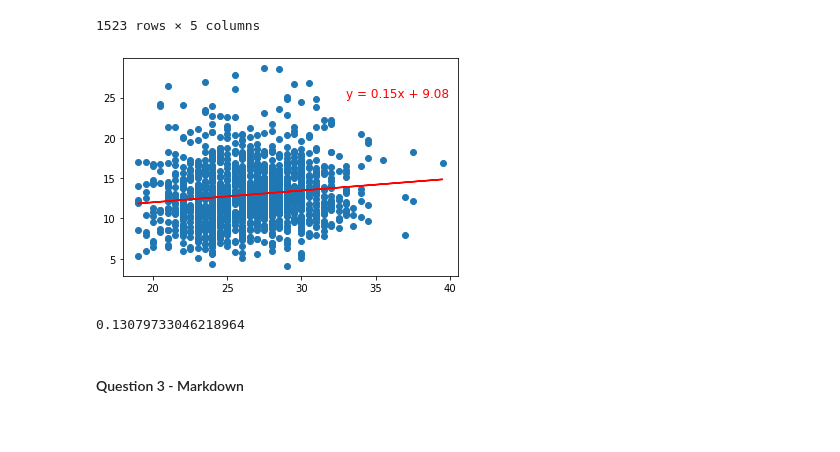
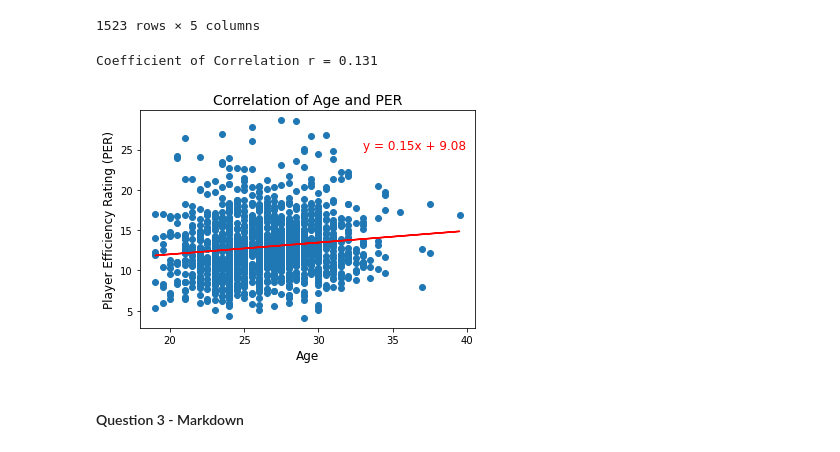
Before and after one commit to Kate-Yayla/Project1-Historical-NBA-Analysis, a Jupyter notebook: NBA Analysis.ipynb, the cells around one changed output. Drawn from its saved outputs; the diff is of its cells as text; code cells hidden in the pictures.

```diff
--- a/NBA Analysis.ipynb
+++ b/NBA Analysis.ipynb
@@ -693,14 +684,41 @@ line_eq = "y = " + str(round(slope,2)) + "x + " + str(round(intercept,2))
-# %%
-plt.scatter(top_players["Age"],top_players["PER"])
-plt.plot(x_axis,regress_value, "r-")
-plt.annotate(line_eq,(33,25), fontsize=12, color="red")
-plt.show()
-# %% [output]
-[figure, removed]
-# %%
-r_value
-# %% [output]
-0.13079733046218964
+# %%
+# Finding Linear Regression for Age and PER
+x_axis = top_players["Age"]
+y_axis = top_players["PER"]
+
+(slope, intercept, r_value, p_value, std_err) = stats.linregress(x_axis,y_axis)
+
+# Line equation to find Predcited PER
+regress_value = slope*x_axis + intercept
+
+# Line equation to print on the scatter plot
+line_eq = "y = " + str(round(slope,2)) + "x + " + str(round(intercept,2))
+
+# Print Coeeficient of Correlation
+print(f"Coefficient of Correlation r = {round(r_value,3)}")
+
+# Scatter plot of Age against PER
+plt.scatter(top_players["Age"],top_players["PER"])
+
+# Line plot for regerssion line
+plt.plot(x_axis,regress_value, "r-")
+
+# Display regression line
+plt.annotate(line_eq,(33,25), fontsize=12, color="red")
+
+# Labels and Titles for the plot
+plt.xlabel("Age", fontsize=12)
+plt.ylabel("Player Efficiency Rating (PER)", fontsize=12)
+plt.title("Correlation of Age and PER", fontsize=14)
+
+# Saving scatter plot graph into visualization folder
+#plt.savefig("Visualizations/Correlation of Age and PER.jpg")
+
+# Display plot
+plt.show()
+# %% [output]
+Coefficient of Correlation r = 0.131
+[figure, added]
 # %% [markdown]
 #### Question 3 - Markdown
 # %%
```
Also changed, not shown: parts of 8 cells of this notebook.
